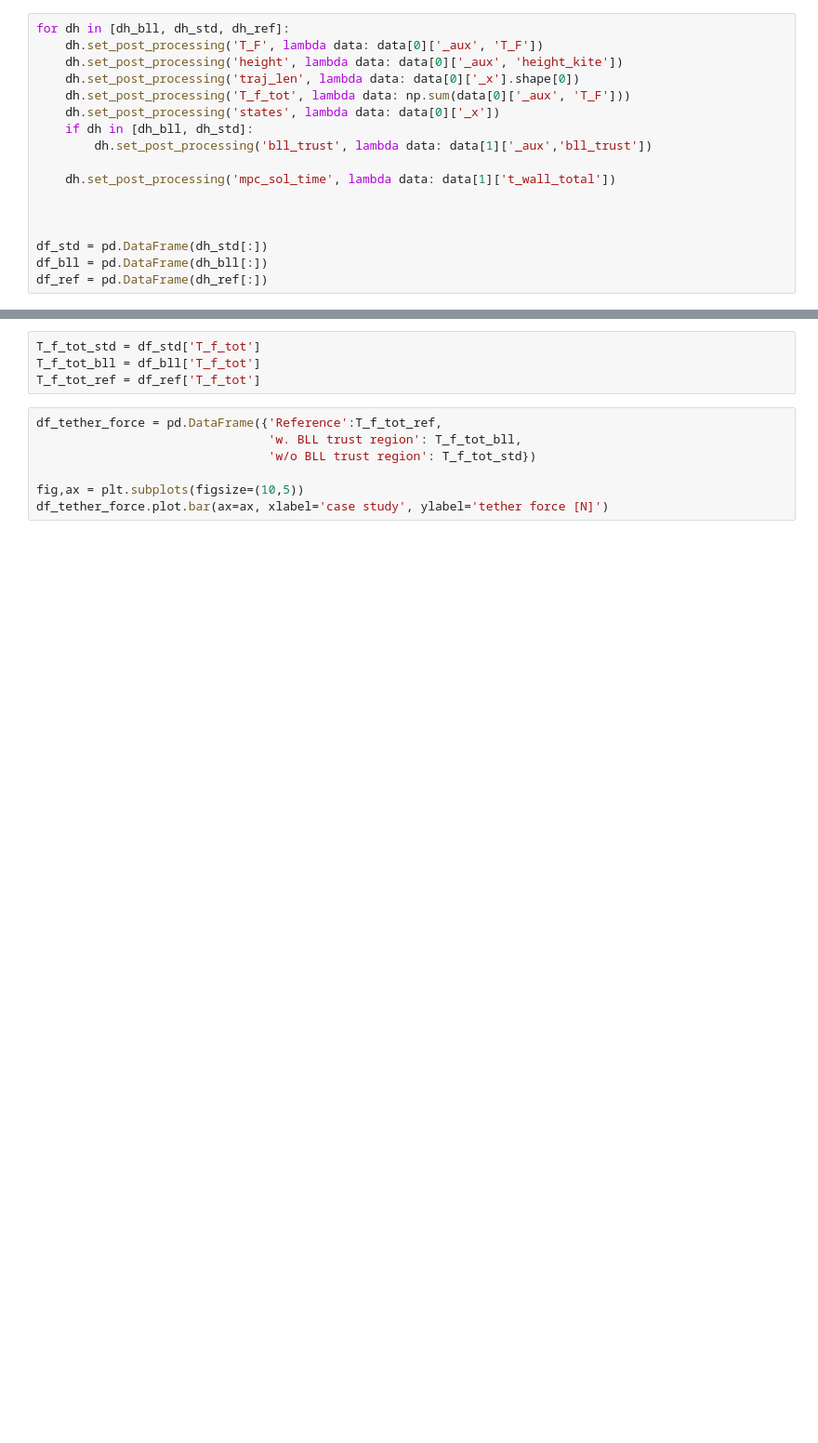
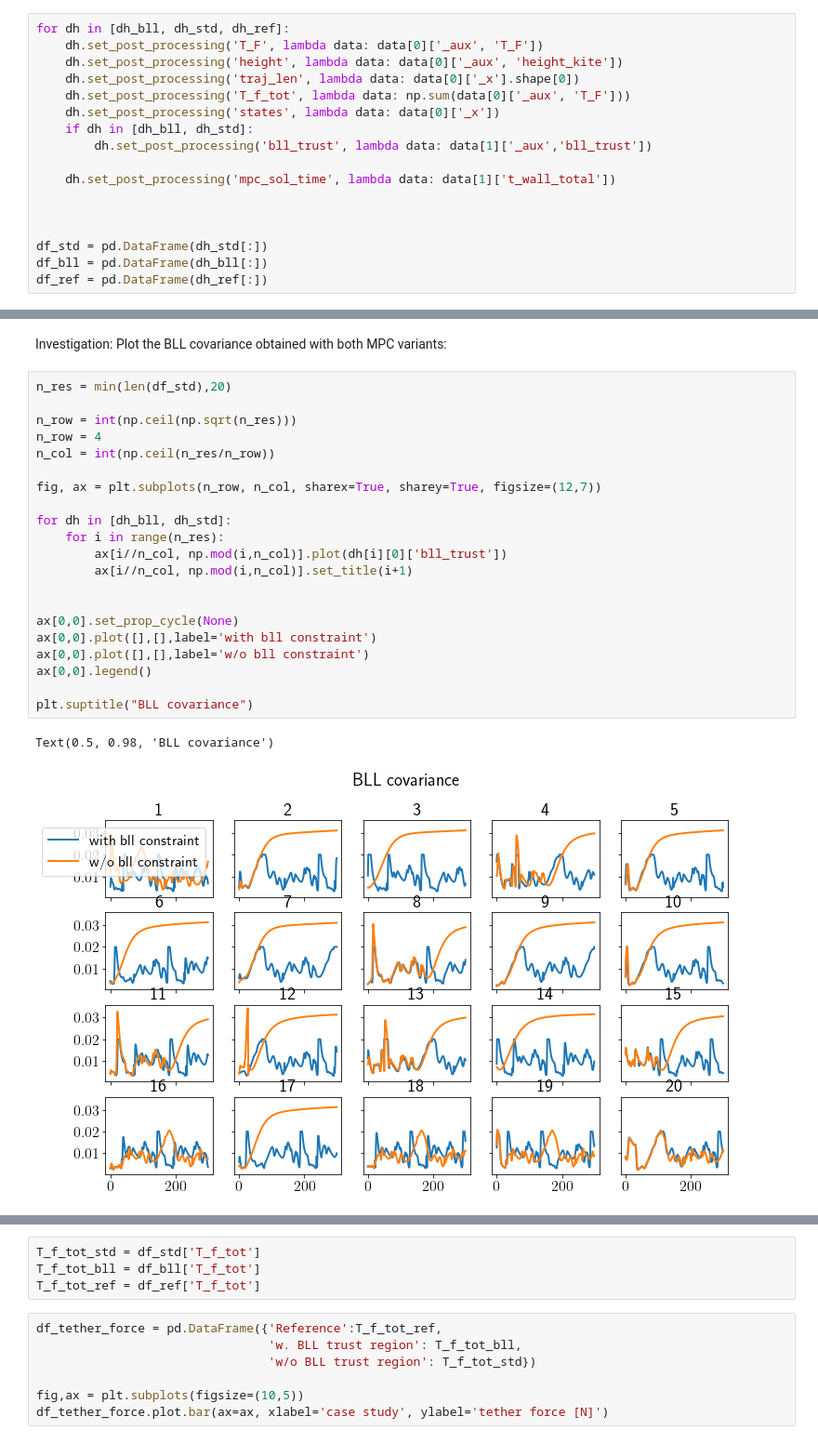
Before and after one commit to 4flixt/2022_BLL_MPC_Materials, a Jupyter notebook: Kite_Investigation/surrogate/mpc/validation_sampling/validation_evalution.ipynb, the cells around one changed output, grey strips where cells are left out. Shown: that part at 93% size. Cells and saved outputs as stored; diff of their text form; blank space fills up the shorter version.

```diff
--- a/Kite_Investigation/surrogate/mpc/validation_sampling/validation_evalution.ipynb
+++ b/Kite_Investigation/surrogate/mpc/validation_sampling/validation_evalution.ipynb
@@ -109,0 +92,26 @@ ax[0,0].legend()
+# %% [markdown]
+Investigation: Plot the BLL covariance obtained with both MPC variants:
+# %%
+n_res = min(len(df_std),20)
+
+n_row = int(np.ceil(np.sqrt(n_res)))
+n_row = 4
+n_col = int(np.ceil(n_res/n_row))
+
+fig, ax = plt.subplots(n_row, n_col, sharex=True, sharey=True, figsize=(12,7))
+
+for dh in [dh_bll, dh_std]:
+    for i in range(n_res):
+        ax[i//n_col, np.mod(i,n_col)].plot(dh[i][0]['bll_trust'])
+        ax[i//n_col, np.mod(i,n_col)].set_title(i+1)
+
+
+ax[0,0].set_prop_cycle(None)
+ax[0,0].plot([],[],label='with bll constraint')
+ax[0,0].plot([],[],label='w/o bll constraint')
+ax[0,0].legend()
+
+plt.suptitle("BLL covariance")
+# %% [output]
+Text(0.5, 0.98, 'BLL covariance')
+[figure, added]
```
Also changed, not shown: parts of 15 cells of this notebook.
